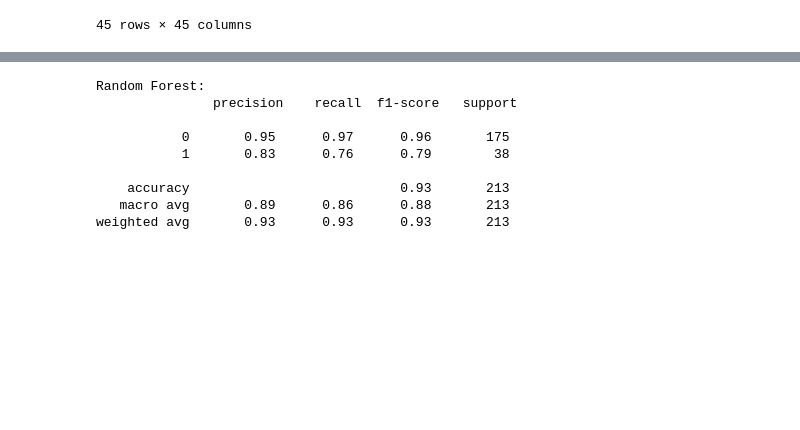
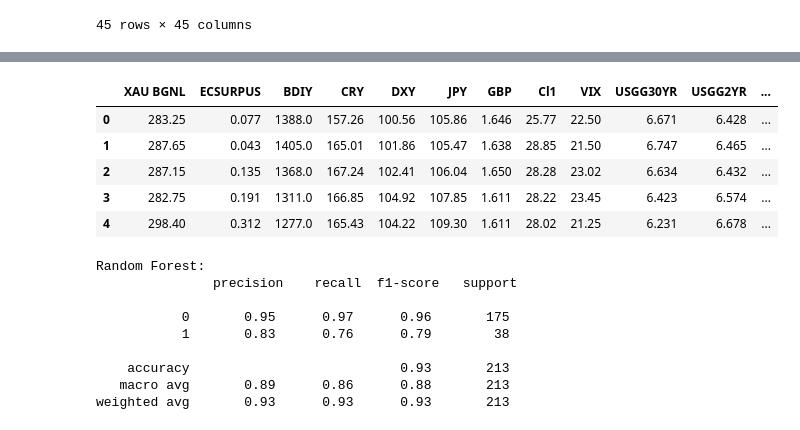
Before and after one commit to purohitamann/market-anomaly-detection, a Jupyter notebook: model_training.ipynb, the cells around one changed output, grey strips where cells are left out. Drawn from its saved outputs; the diff is of its cells as text; code cells hidden in the pictures; blank space fills up the shorter version.

```diff
--- a/model_training.ipynb
+++ b/model_training.ipynb
@@ -726,3 +718,12 @@ len(feature.columns)
+# %%
+feature.head()
+# %% [output]
+|  | XAU BGNL | ECSURPUS | BDIY | CRY | DXY | JPY | GBP | Cl1 | VIX | USGG30YR | USGG2YR | ... |
+| 0 | 283.25 | 0.077 | 1388.0 | 157.26 | 100.56 | 105.86 | 1.646 | 25.77 | 22.50 | 6.671 | 6.428 | ... |
+| 1 | 287.65 | 0.043 | 1405.0 | 165.01 | 101.86 | 105.47 | 1.638 | 28.85 | 21.50 | 6.747 | 6.465 | ... |
+| 2 | 287.15 | 0.135 | 1368.0 | 167.24 | 102.41 | 106.04 | 1.650 | 28.28 | 23.02 | 6.634 | 6.432 | ... |
+| 3 | 282.75 | 0.191 | 1311.0 | 166.85 | 104.92 | 107.85 | 1.611 | 28.22 | 23.45 | 6.423 | 6.574 | ... |
+| 4 | 298.40 | 0.312 | 1277.0 | 165.43 | 104.22 | 109.30 | 1.611 | 28.02 | 21.25 | 6.231 | 6.678 | ... |
 # %%
 from sklearn.model_selection import train_test_split
 
```
Also changed, not shown: parts of 28 cells of this notebook.
